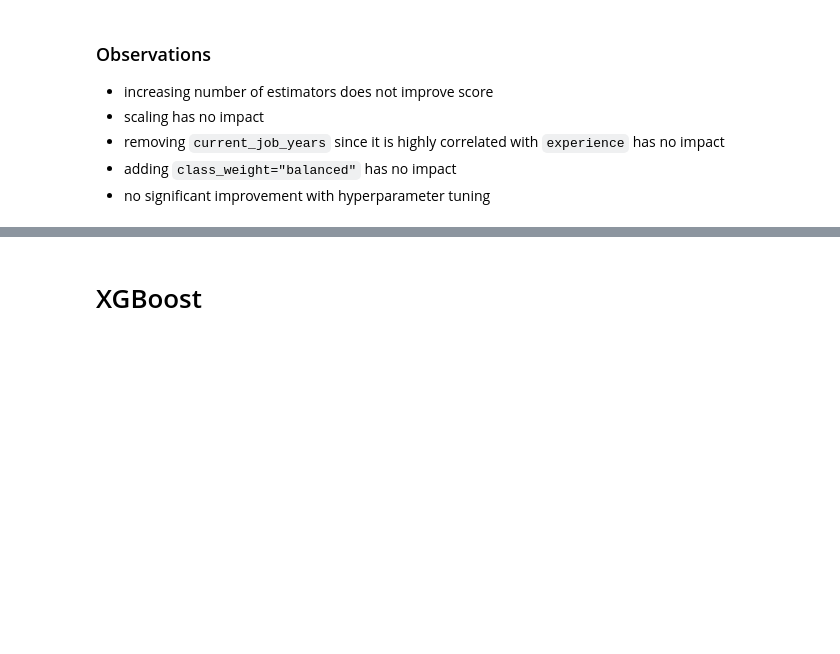
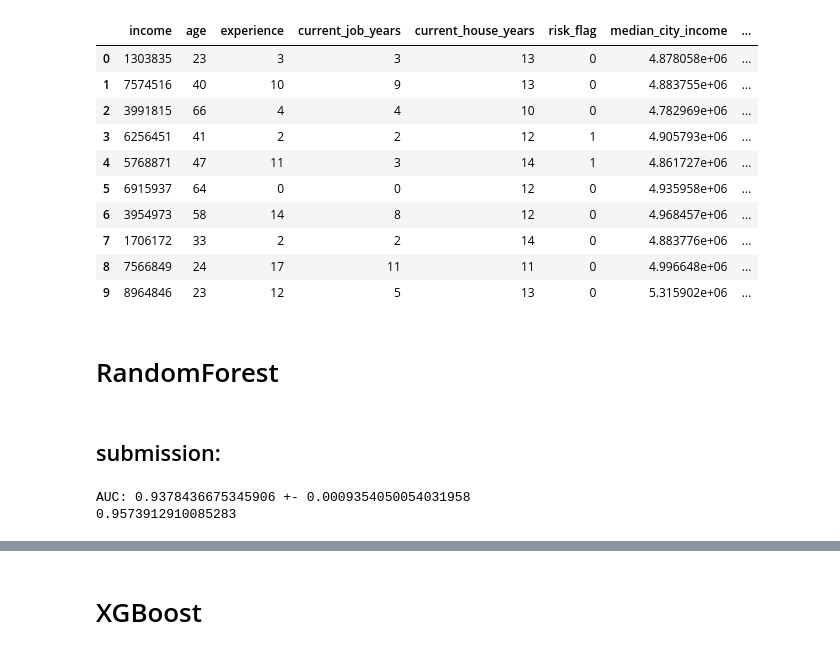
Before and after one commit to Thalaivar/univ_ai_hackathon, a Jupyter notebook: main.ipynb, the cells around one changed output, grey strips where cells are left out. Drawn from its saved outputs; the diff is of its cells as text; code cells hidden in the pictures; blank space fills up the shorter version.

```diff
--- a/main.ipynb
+++ b/main.ipynb
@@ -38,3 +0,0 @@ def train(clf, df):
-# %%
-df_train = pd.read_csv(TRAIN_FILE).drop(DROPVARS, axis=1)
-df_train.head()
@@ -178,7 +0,0 @@ print(results)
-# %% [markdown]
-### Observations
-- increasing number of estimators does not improve score
-- scaling has no impact
-- removing `current_job_years` since it is highly correlated with `experience` has no impact
-- adding `class_weight="balanced"` has no impact
-- no significant improvement with hyperparameter tuning
@@ -184,0 +98,15 @@ print(results)
+# %%
+df_train, df_test = datapreprocess()
+df_train.head(10)
+# %% [output]
+|  | income | age | experience | current_job_years | current_house_years | risk_flag | median_city_income | ... |
+| 0 | 1303835 | 23 | 3 | 3 | 13 | 0 | 4.878058e+06 | ... |
+| 1 | 7574516 | 40 | 10 | 9 | 13 | 0 | 4.883755e+06 | ... |
+| 2 | 3991815 | 66 | 4 | 4 | 10 | 0 | 4.782969e+06 | ... |
+| 3 | 6256451 | 41 | 2 | 2 | 12 | 1 | 4.905793e+06 | ... |
+| 4 | 5768871 | 47 | 11 | 3 | 14 | 1 | 4.861727e+06 | ... |
+| 5 | 6915937 | 64 | 0 | 0 | 12 | 0 | 4.935958e+06 | ... |
+| 6 | 3954973 | 58 | 14 | 8 | 12 | 0 | 4.968457e+06 | ... |
+| 7 | 1706172 | 33 | 2 | 2 | 14 | 0 | 4.883776e+06 | ... |
+| 8 | 7566849 | 24 | 17 | 11 | 11 | 0 | 4.996648e+06 | ... |
+| 9 | 8964846 | 23 | 12 | 5 | 13 | 0 | 5.315902e+06 | ... |
@@ -184,0 +152,10 @@ print(results)
+# %% [markdown]
+# RandomForest
+# %% [markdown]
+## submission:
+# %%
+eval_model(RandomForestClassifier(class_weight="balanced", n_jobs=-1), n_jobs=1)
+print(train(RandomForestClassifier(class_weight="balanced", n_jobs=-1))[1])
+# %% [output]
+AUC: 0.9378436675345906 +- 0.0009354050054031958
+0.9573912910085283
```
Also changed, not shown: parts of 50 cells of this notebook, 12 other files.
